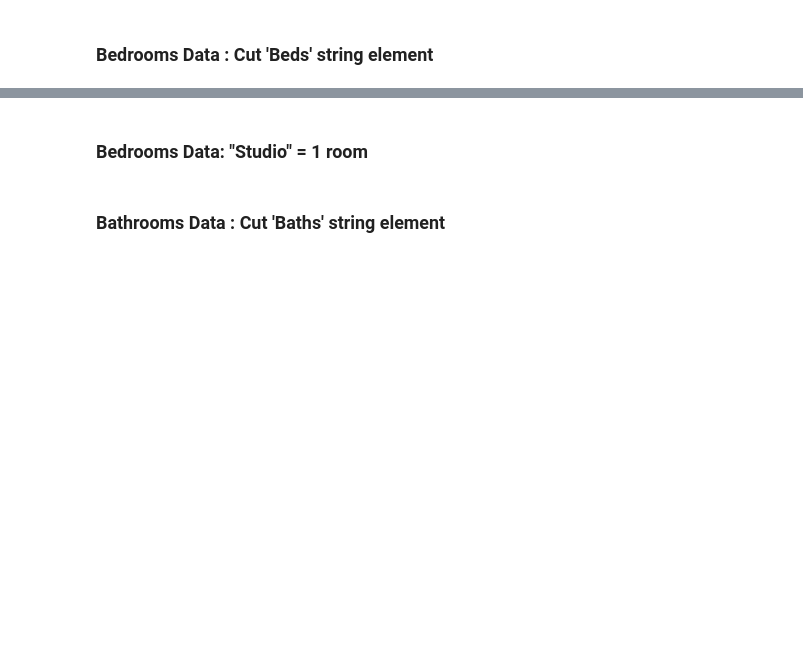
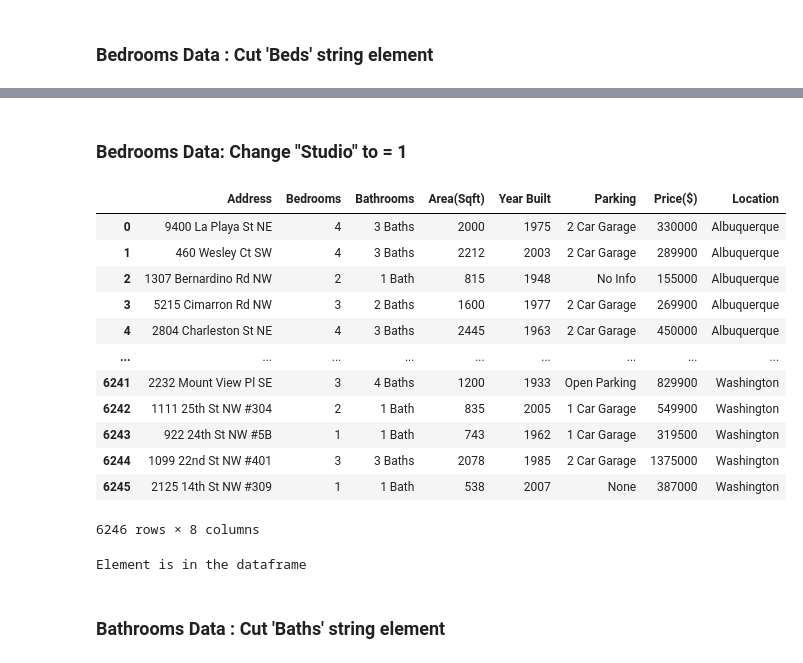
Before and after one commit to Ugi77/projects, a Jupyter notebook: RealEstate/RealEstateDataCleaning.ipynb, the cells around one changed output, grey strips where cells are left out. Saved outputs shown, nothing was run; the diff lists cells and outputs as text; code cells hidden in the pictures; blank space fills up the shorter version.

```diff
--- a/RealEstate/RealEstateDataCleaning.ipynb
+++ b/RealEstate/RealEstateDataCleaning.ipynb
@@ -384,2 +423,27 @@ df_combined
 # %% [markdown]
-###  Bedrooms Data: "Studio" = 1 room
+###  Bedrooms Data: Change "Studio" to = 1
+# %%
+# Use of lambda fxn: if column has 'Studio', convert to 1 otherwise do nothing
+df_combined['Bedrooms'] = df_combined['Bedrooms'].apply(lambda x: 1 if 'Studio' in x else x)
+df_combined
+# %% [output]
+|  | Address | Bedrooms | Bathrooms | Area(Sqft) | Year Built | Parking | Price($) | Location |
+| 0 | 9400 La Playa St NE | 4 | 3 Baths | 2000 | 1975 | 2 Car Garage | 330000 | Albuquerque |
+| 1 | 460 Wesley Ct SW | 4 | 3 Baths | 2212 | 2003 | 2 Car Garage | 289900 | Albuquerque |
+| 2 | 1307 Bernardino Rd NW | 2 | 1 Bath | 815 | 1948 | No Info | 155000 | Albuquerque |
+| 3 | 5215 Cimarron Rd NW | 3 | 2 Baths | 1600 | 1977 | 2 Car Garage | 269900 | Albuquerque |
+| 4 | 2804 Charleston St NE | 4 | 3 Baths | 2445 | 1963 | 2 Car Garage | 450000 | Albuquerque |
+| ... | ... | ... | ... | ... | ... | ... | ... | ... |
+| 6241 | 2232 Mount View Pl SE | 3 | 4 Baths | 1200 | 1933 | Open Parking | 829900 | Washington |
+| 6242 | 1111 25th St NW #304 | 2 | 1 Bath | 835 | 2005 | 1 Car Garage | 549900 | Washington |
+| 6243 | 922 24th St NW #5B | 1 | 1 Bath | 743 | 1962 | 1 Car Garage | 319500 | Washington |
+| 6244 | 1099 22nd St NW #401 | 3 | 3 Baths | 2078 | 1985 | 2 Car Garage | 1375000 | Washington |
+| 6245 | 2125 14th St NW #309 | 1 | 1 Bath | 538 | 2007 | None | 387000 | Washington |
+6246 rows × 8 columns
+# %%
+# check if a certain string element is inside a dataframe
+# recall that in dataframe column = key and results (entires) are values
+if 'Washington' in df_combined.values:
+    print('Element is in the dataframe')
+# %% [output]
+Element is in the dataframe
```
Also changed, not shown: parts of 4 cells of this notebook.
